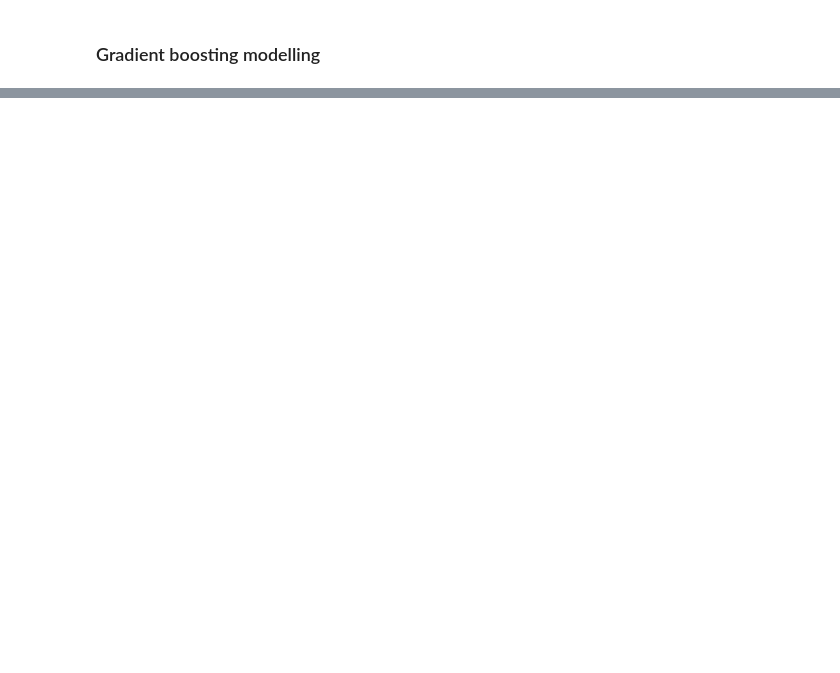
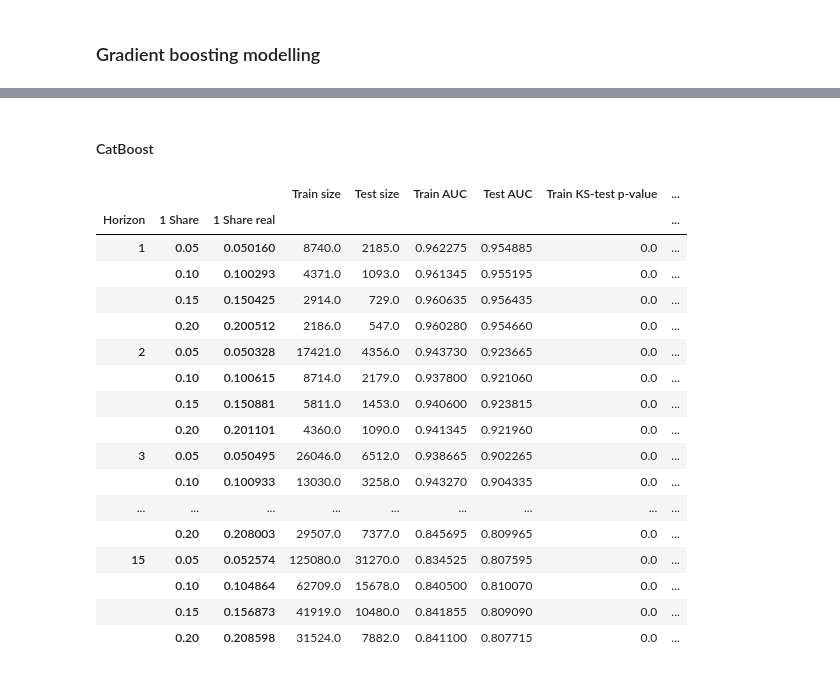
Before and after one commit to lebedevaale/early_warning_model, a Jupyter notebook: modelling.ipynb, the cells around one changed output, grey strips where cells are left out. Drawn from its saved outputs; the diff is of its cells as text; code cells hidden in the pictures; blank space fills up the shorter version.

```diff
--- a/modelling.ipynb
+++ b/modelling.ipynb
@@ -427,0 +572,41 @@ dtype: float64
+# %% [markdown]
+#### CatBoost
+# %%
+# Read dataset
+data_logdyn = pd.read_parquet('Data/final_dataset.parquet')
+
+# Choose binary target and other parameters
+model = 'CatBoost'
+target = 'Flag'
+horizons = list(range(1, 16))
+shares = np.linspace(0.05, 0.2, 4)
+states = list(range(0, 10000, 50))
+
+# Iterate over the chosen parameters and optimize classification models, then save all the results to the dataframe
+res = fun.model(data_logdyn, target, horizons, shares, states, model = model)
+
+# Save results and create pivot based on the horizon and 1 share parameters
+coeffs_cols = data_logdyn.columns.drop(['Volume', 'MA100', 'MV100', 'Rise', 'Distance', 'Index', 'Ticker'])
+res_means = fun.save_results(res,
+                             list(coeffs_cols),
+                             model = model)
+res_means
+# %% [output]
+|  |  |  | Train size | Test size | Train AUC | Test AUC | Train KS-test p-value | ... |
+| Horizon | 1 Share | 1 Share real |  |  |  |  |  | ... |
+| 1 | 0.05 | 0.050160 | 8740.0 | 2185.0 | 0.962275 | 0.954885 | 0.0 | ... |
+|  | 0.10 | 0.100293 | 4371.0 | 1093.0 | 0.961345 | 0.955195 | 0.0 | ... |
+|  | 0.15 | 0.150425 | 2914.0 | 729.0 | 0.960635 | 0.956435 | 0.0 | ... |
+|  | 0.20 | 0.200512 | 2186.0 | 547.0 | 0.960280 | 0.954660 | 0.0 | ... |
+| 2 | 0.05 | 0.050328 | 17421.0 | 4356.0 | 0.943730 | 0.923665 | 0.0 | ... |
+|  | 0.10 | 0.100615 | 8714.0 | 2179.0 | 0.937800 | 0.921060 | 0.0 | ... |
+|  | 0.15 | 0.150881 | 5811.0 | 1453.0 | 0.940600 | 0.923815 | 0.0 | ... |
+|  | 0.20 | 0.201101 | 4360.0 | 1090.0 | 0.941345 | 0.921960 | 0.0 | ... |
+| 3 | 0.05 | 0.050495 | 26046.0 | 6512.0 | 0.938665 | 0.902265 | 0.0 | ... |
+|  | 0.10 | 0.100933 | 13030.0 | 3258.0 | 0.943270 | 0.904335 | 0.0 | ... |
+| ... | ... | ... | ... | ... | ... | ... | ... | ... |
+|  | 0.20 | 0.208003 | 29507.0 | 7377.0 | 0.845695 | 0.809965 | 0.0 | ... |
+| 15 | 0.05 | 0.052574 | 125080.0 | 31270.0 | 0.834525 | 0.807595 | 0.0 | ... |
+|  | 0.10 | 0.104864 | 62709.0 | 15678.0 | 0.840500 | 0.810070 | 0.0 | ... |
+|  | 0.15 | 0.156873 | 41919.0 | 10480.0 | 0.841855 | 0.809090 | 0.0 | ... |
+|  | 0.20 | 0.208598 | 31524.0 | 7882.0 | 0.841100 | 0.807715 | 0.0 | ... |
```
Also changed, not shown: parts of 9 cells of this notebook, 7 other files.
